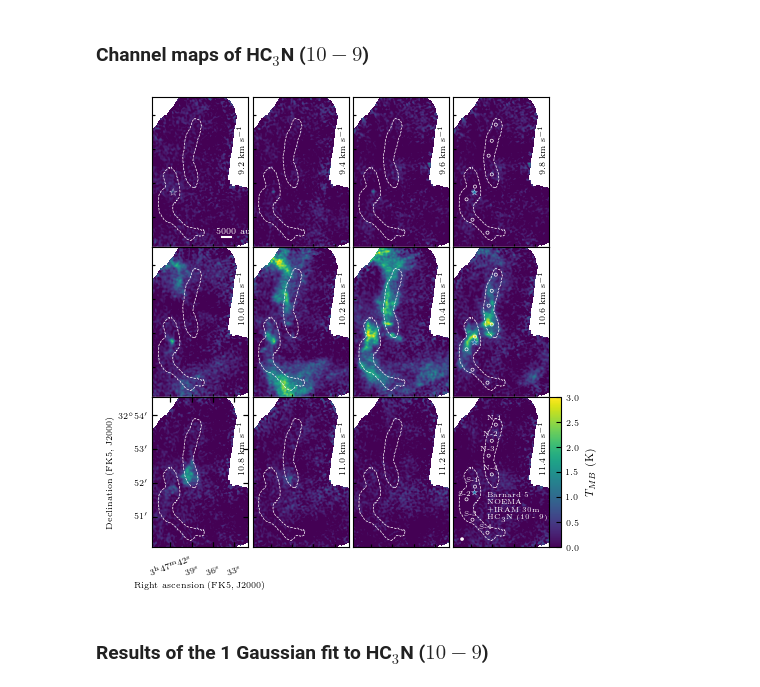
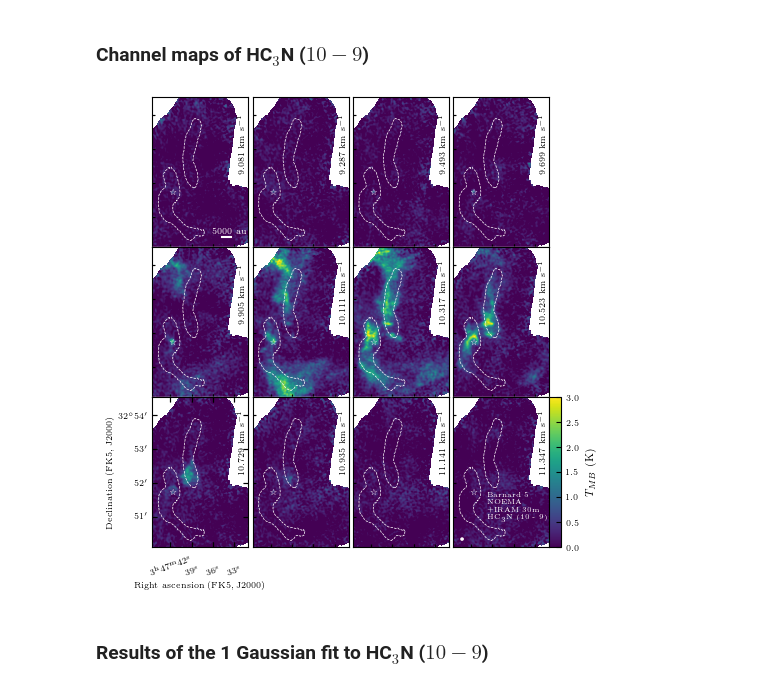
Before and after one commit to tere-valdivia/Barnard_5_infall, a Jupyter notebook: figures.ipynb, the cells around one changed output. Saved outputs shown, nothing was run; the diff lists cells and outputs as text; code cells hidden in the pictures.

```diff
--- a/figures.ipynb
+++ b/figures.ipynb
@@ -253,8 +251,8 @@ ra_yso_pix, dec_yso_pix = float(ra_yso_pix), float(dec_yso_pix)
 # %%
 savefigure = True
 
-velinit = 9.2 * u.km/u.s
-deltav = 0.2 * u.km/u.s
+velinit = 9.081 * u.km/u.s
+deltav = 0.206 * u.km/u.s
 figname = figdir + 'B5-NOEMA+30m-H3CN-10-9_cut_K_chanmap_{0}_{1}.pdf'.format(velinit.value,deltav.value)
 nrows = 3
 ncols = 4
@@ -276,18 +274,11 @@ contourdata = fits.getdata(nh3mom0file)
 fig, axlist = plt.subplots(nrows, ncols, sharex=True, sharey=True, figsize=(6,6), subplot_kw={'projection': wcssky})
 axlist = axlist.flatten()
 
-# regions
-points_south, labels_south = getPositionFromRegions(positionfile_south)
-positions_south = np.transpose(wcssky.all_world2pix(points_south, 0))
-points_north, labels_north = getPositionFromRegions(positionfile_north)
-positions_north = np.transpose(wcssky.all_world2pix(points_north, 0))
-
-
 for i, ax in enumerate(axlist):
     indexvel = np.argmin(np.abs(velocity_array-velocity_sample[i]))
     planevel = cube_HC3N.unmasked_data[indexvel, :, :]
     im = ax.imshow(planevel, vmin = vmin, vmax=vmax)
-    ax.annotate(str(np.round(velocity_sample[i], 2))+r' km s$^{-1}$', (0.9, 0.5), xycoords='axes fraction', color='k', size=6, rotation=90)
+    ax.annotate(str(np.round(velocity_sample[i], 3))+r' km s$^{-1}$', (0.9, 0.5), xycoords='axes fraction', color='k', size=6, rotation=90)
 
     # ax.scatter(ra_yso_pix, dec_yso_pix, marker='*', facecolor=None, edgecolor='w', s=8, linewidth=0.5)
     ax.set_xlim([xmin, xmax])
@@ -295,47 +286,47 @@ for i, ax in enumerate(axlist):
     ax.contour(contourdata, levels=nh3mom0levels, colors='w', linewidths=0.5, linestyles='dashed')
     if i == ncols*nrows-1:
         ax.annotate('Barnard 5\nNOEMA\n+IRAM 30m\nHC$_3$N (10 - 9)', (0.35, 0.19), xycoords='axes fraction', color='w', size=5)
-        for i in range(len(labels_south)):
-            ax.annotate(labels_south[i], (positions_south[0,i]-20,positions_south[1,i]+10) , size=5, color='w')
-        for i in range(len(labels_north)):
-            ax.annotate(labels_north[i], (positions_north[0,i]-20,positions_north[1,i]+10) , size=5, color='w')
-    if i in [3, 7, 11]:
-        ax.scatter(ra_yso_pix, dec_yso_pix, marker='*', facecolor=None, edgecolor='w', s=20, linewidth=0.2)
-        ax.scatter(positions_south[0], positions_south[1], marker='o', facecolor='None', edgecolor='w', linewidth=0.5, s=5)
-        ax.scatter(positions_north[0], positions_north[1], marker='o', facecolor='None', edgecolor='w', linewidth=0.5, s=5)
+        # for i in range(len(labels_south)):
+        #     ax.annotate(labels_south[i], (positions_south[0,i]-20,positions_south[1,i]+10) , size=5, color='w')
+        # for i in range(len(labels_north)):
+        #     ax.annotate(labels_north[i], (positions_north[0,i]-20,positions_north[1,i]+10) , size=5, color='w')
+    # if i in [3, 7, 11]:
+    ax.scatter(ra_yso_pix, dec_yso_pix, marker='*', facecolor='None', edgecolor='w', s=20, linewidth=0.2)
+        # ax.scatter(positions_south[0], positions_south[1], marker='o', facecolor='None', edgecolor='w', linewidth=0.5, s=5)
+        # ax.scatter(positions_north[0], positions_north[1], marker='o', facecolor='None', edgecolor='w', linewidth=0.5, s=5)
 
     if not i == ncols*nrows - ncols:
         ax.tick_params(axis='x', which='both', bottom=True, labelbottom=False, length=2)
         ax.tick_params(axis='y', which='both', left=True, labelleft=False, length=2)
     if not i:
-        ax.scatter(ra_yso_pix, dec_yso_pix, marker='*', facecolor='None', edgecolor='w', s=30, linewidth=0.2)
+        # ax.scatter(ra_yso_pix, dec_yso_pix, marker='*', facecolor='None', edgecolor='w', s=30, linewidth=0.2)
         ax.plot([220, 220+scalebarpix], [50, 50], color='w', lw=1.5)
-        ax.annotate(str(scalebarsize)+' au', (0.66, 0.09), xycoords='axes fraction', color='w', size=6)
+        ax.annotate(str(scalebarsize)+' au', (0.62, 0.09), xycoords='axes fraction', color='w', size=6)
     else:
         # ax.set_xlabel('Right ascension (FK5, J2000)')
         # ax.set_ylabel('Declination (FK5, J2000)')
         lon = ax.coords[0]
         lat = ax.coords[1]
         lon.set_axislabel('Right ascension (FK5, J2000)', size=6)
         lat.set_axislabel('Declination (FK5, J2000)', size=6)
         lat.set_ticklabel(size=6)
         lon.set_ticklabel(rotation=20,pad=15,ha='right', size=6)
 beam = Ellipse((80, 45), bmaj, bmin, angle=bpa, ec = 'w', fc='w')
 axlist[11].add_patch(beam)
 
 fig.tight_layout(pad=0)
 fig.subplots_adjust(left=0.2, right=0.98, bottom=0.15, top=0.9, hspace = 0, wspace=-0.4)
 cbar_ax = fig.add_axes([0.92, 0.15, 0.02, 0.25])
 cbar = fig.colorbar(im, cax=cbar_ax)
 cbar.set_label(label=r'$T_{MB}$ (K)', size=8)
 cbar_ax.tick_params(labelsize=6)
 # fig.subplots_adjust(hspace = 0, wspace=-0.5)
 
 
 if savefigure:
     fig.savefig(figname, dpi=300, bbox_inches='tight')
 # %% [output]
-[figure, old version]
+[figure, new version]
 # %% [markdown]
 ### Results of the 1 Gaussian fit to HC$_3$N ($10-9$)
 # %% [markdown]
```
Also changed, not shown: parts of 12 cells of this notebook, 44 other files.
